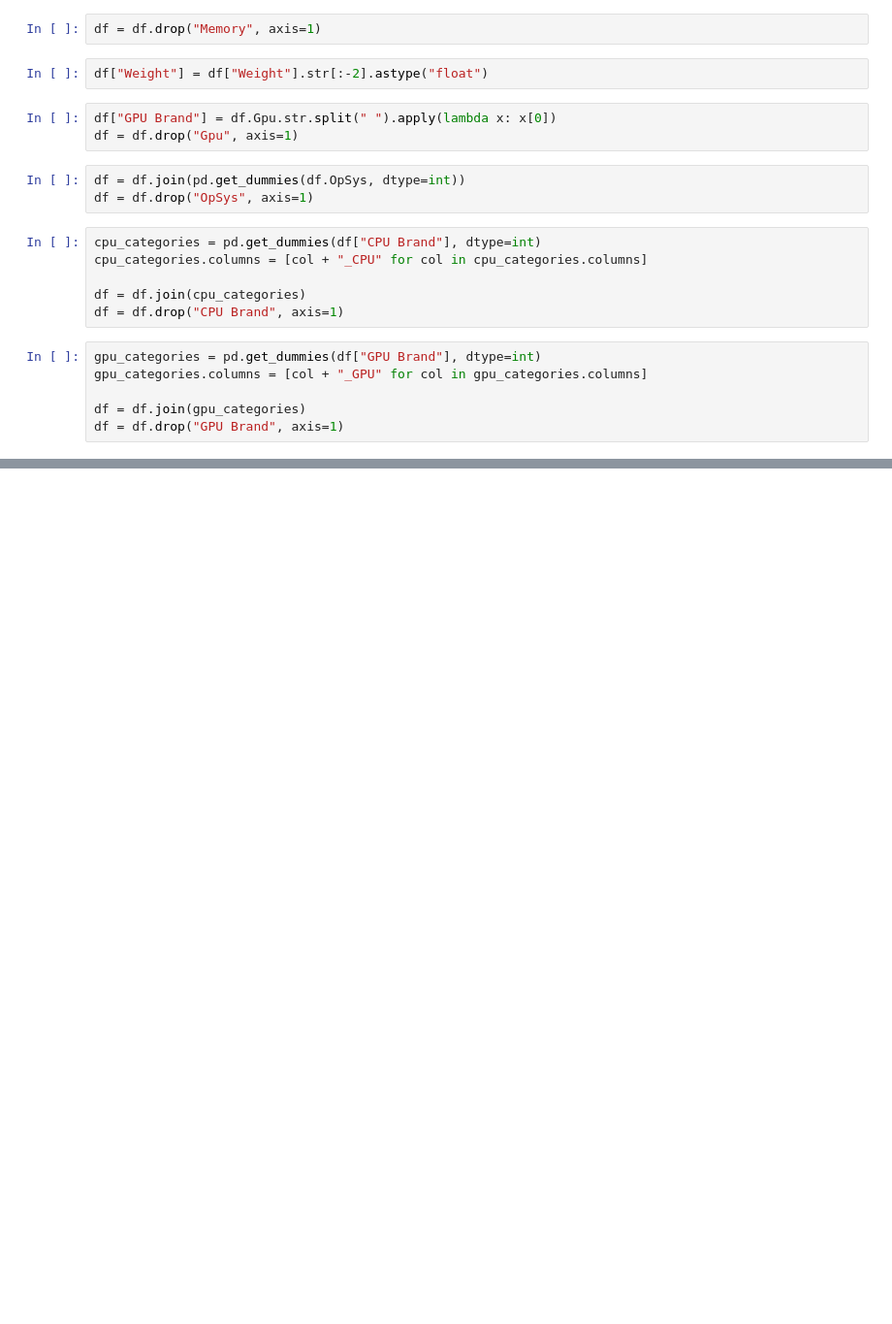
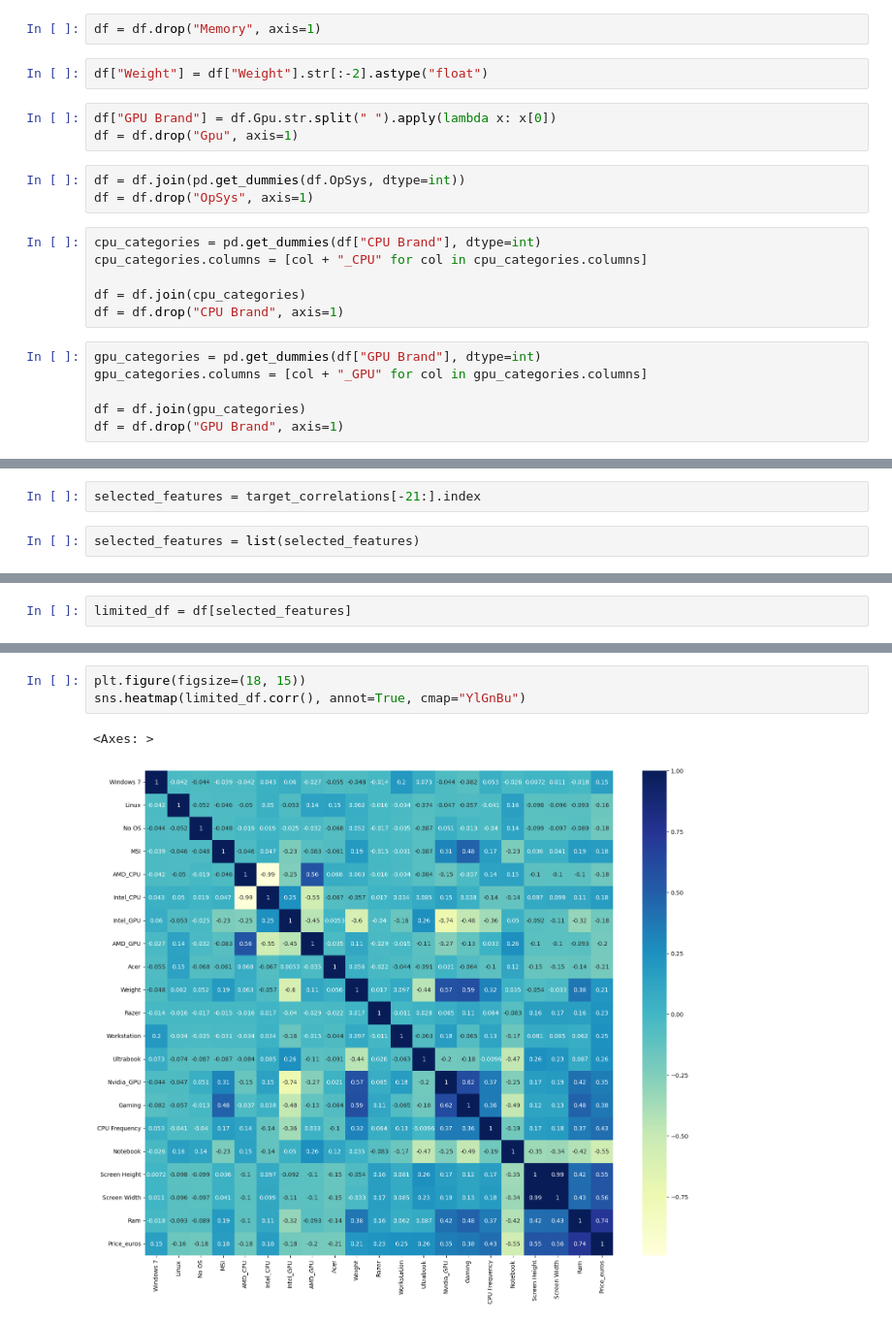
Before and after one commit to EnricoMontova/predicao_de_precos, a Jupyter notebook: projeto-cosmo/Untitled.ipynb, the cells around one changed output, grey strips where cells are left out. Shown at 97% size. Cells and saved outputs as stored; diff of their text form; blank space fills up the shorter version.

```diff
--- a/projeto-cosmo/Untitled.ipynb
+++ b/projeto-cosmo/Untitled.ipynb
@@ -93,0 +104,4 @@ df.corr()
+# %%
+selected_features = target_correlations[-21:].index
+# %%
+selected_features = list(selected_features)
@@ -93,0 +128,2 @@ df.corr()
+# %%
+limited_df = df[selected_features]
@@ -93,0 +146,6 @@ df.corr()
+# %%
+plt.figure(figsize=(18, 15))
+sns.heatmap(limited_df.corr(), annot=True, cmap="YlGnBu")
+# %% [output]
+<Axes: >
+[figure, added]
```
Also changed, not shown: parts of 14 cells of this notebook.
